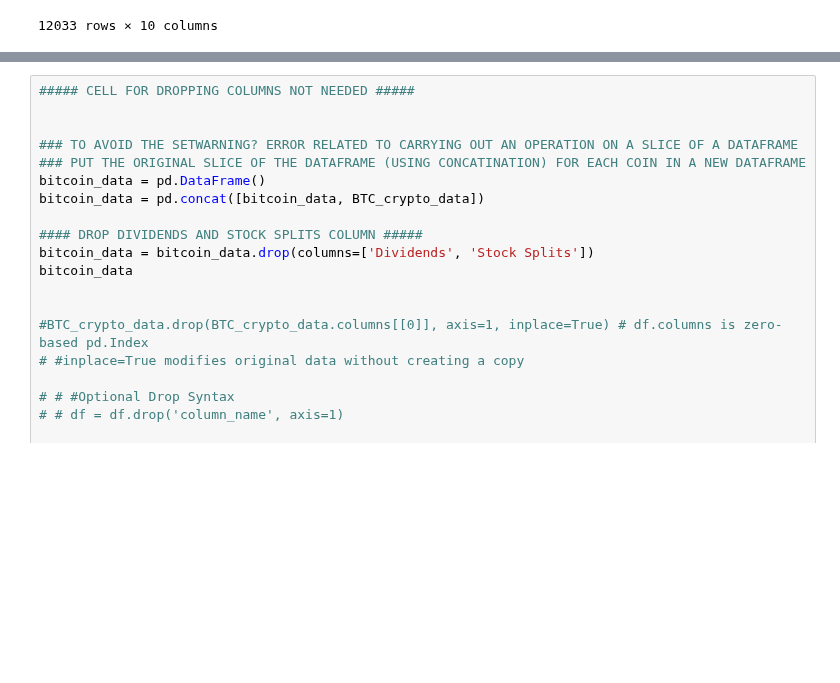
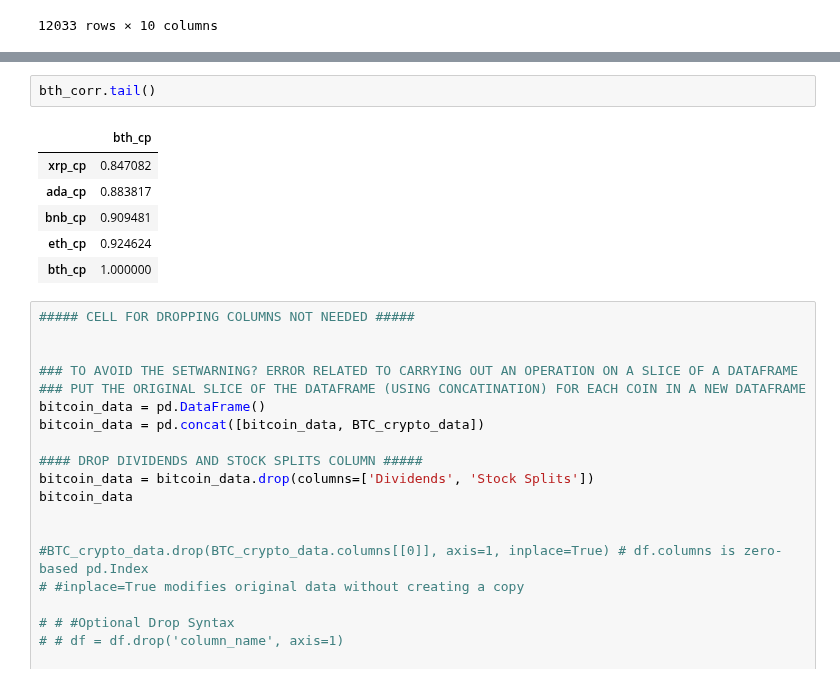
Before and after one commit to abelunbound/com724, a Jupyter notebook: assessment/Com724AE2Backup.ipynb, the cells around one changed output, grey strips where cells are left out. Cells and saved outputs as stored; diff of their text form; blank space fills up the shorter version.

```diff
--- a/assessment/Com724AE2Backup.ipynb
+++ b/assessment/Com724AE2Backup.ipynb
@@ -369,3 +382,12 @@ coin_correlation
+# %%
+bth_corr.tail()
+# %% [output]
+|  | bth_cp |
+| xrp_cp | 0.847082 |
+| ada_cp | 0.883817 |
+| bnb_cp | 0.909481 |
+| eth_cp | 0.924624 |
+| bth_cp | 1.000000 |
 # %%
 ##### CELL FOR DROPPING COLUMNS NOT NEEDED #####
 
```
Also changed, not shown: parts of 4 cells of this notebook, 4 other files.
